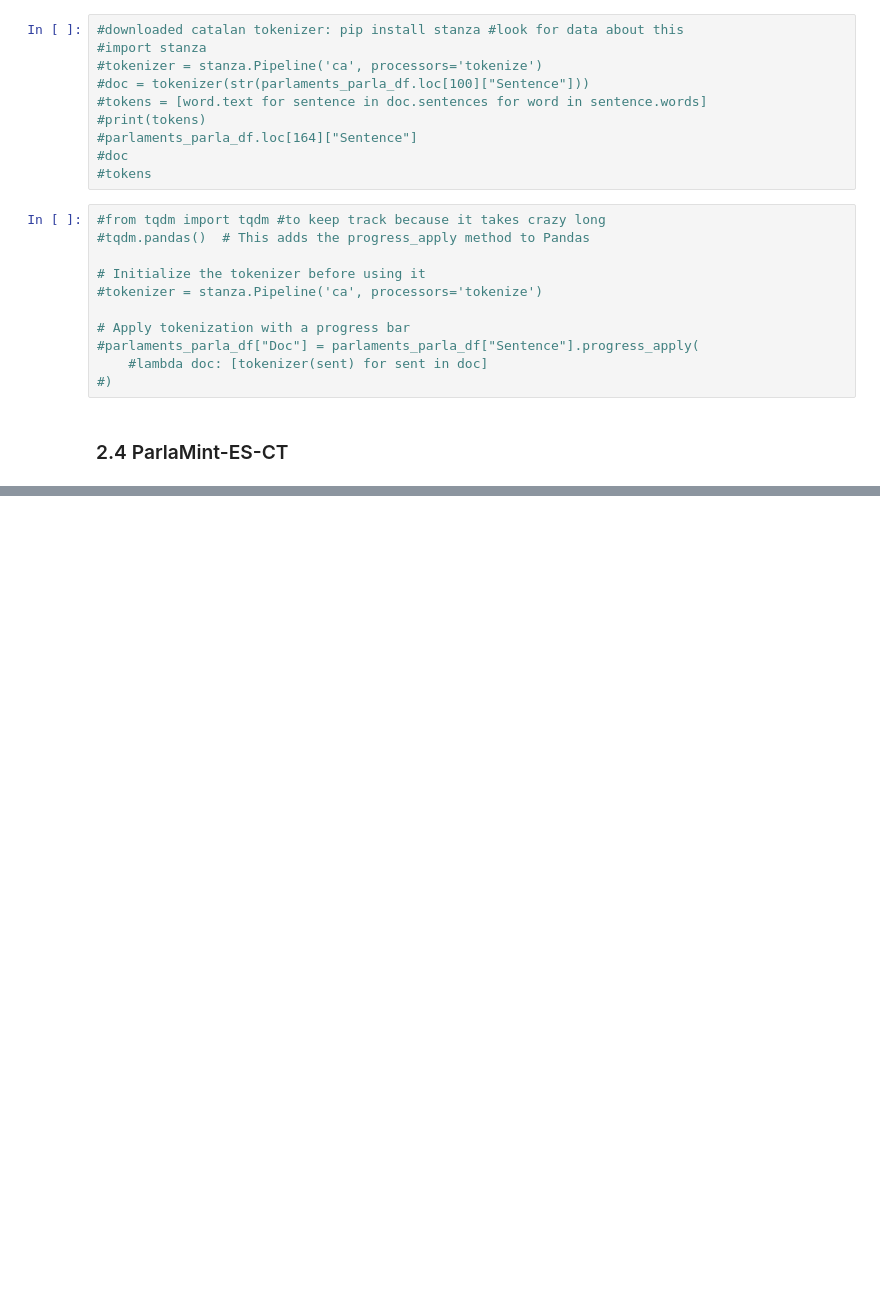
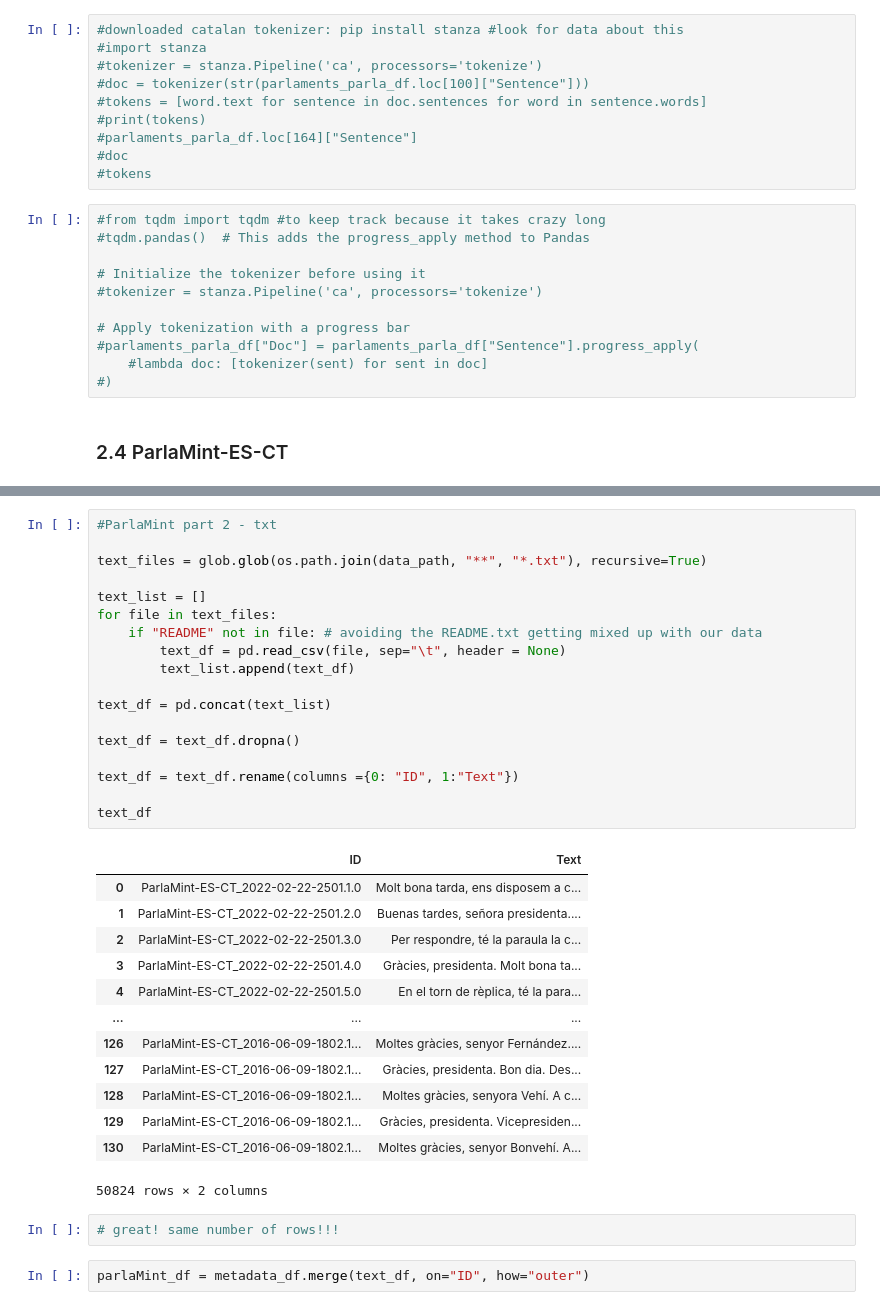
Before and after one commit to Data-Science-for-Linguists-2025/Linguistic-Markers-Catalan-Substitution, a Jupyter notebook: Data_Curation.ipynb, the cells around one changed output, grey strips where cells are left out. Cells and saved outputs as stored; diff of their text form; blank space fills up the shorter version.

```diff
--- a/Data_Curation.ipynb
+++ b/Data_Curation.ipynb
@@ -324,0 +360,36 @@ Files are in .txt, .xml and .conllu
+# %%
+#ParlaMint part 2 - txt
+
+text_files = glob.glob(os.path.join(data_path, "**", "*.txt"), recursive=True)
+
+text_list = []
+for file in text_files:
+    if "README" not in file: # avoiding the README.txt getting mixed up with our data
+        text_df = pd.read_csv(file, sep="\t", header = None)
+        text_list.append(text_df)
+
+text_df = pd.concat(text_list)
+
+text_df = text_df.dropna()
+
+text_df = text_df.rename(columns ={0: "ID", 1:"Text"})
+
+text_df
+# %% [output]
+|  | ID | Text |
+| 0 | ParlaMint-ES-CT_2022-02-22-2501.1.0 | Molt bona tarda, ens disposem a c... |
+| 1 | ParlaMint-ES-CT_2022-02-22-2501.2.0 | Buenas tardes, señora presidenta.... |
+| 2 | ParlaMint-ES-CT_2022-02-22-2501.3.0 | Per respondre, té la paraula la c... |
+| 3 | ParlaMint-ES-CT_2022-02-22-2501.4.0 | Gràcies, presidenta. Molt bona ta... |
+| 4 | ParlaMint-ES-CT_2022-02-22-2501.5.0 | En el torn de rèplica, té la para... |
+| ... | ... | ... |
+| 126 | ParlaMint-ES-CT_2016-06-09-1802.1... | Moltes gràcies, senyor Fernández.... |
+| 127 | ParlaMint-ES-CT_2016-06-09-1802.1... | Gràcies, presidenta. Bon dia. Des... |
+| 128 | ParlaMint-ES-CT_2016-06-09-1802.1... | Moltes gràcies, senyora Vehí. A c... |
+| 129 | ParlaMint-ES-CT_2016-06-09-1802.1... | Gràcies, presidenta. Vicepresiden... |
+| 130 | ParlaMint-ES-CT_2016-06-09-1802.1... | Moltes gràcies, senyor Bonvehí. A... |
+50824 rows × 2 columns
+# %%
+# great! same number of rows!!!
+# %%
+parlaMint_df = metadata_df.merge(text_df, on="ID", how="outer")
```
Also changed, not shown: parts of 6 cells of this notebook.
